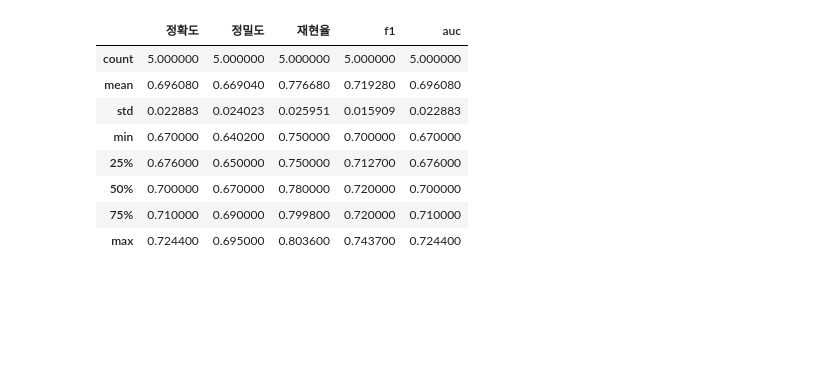
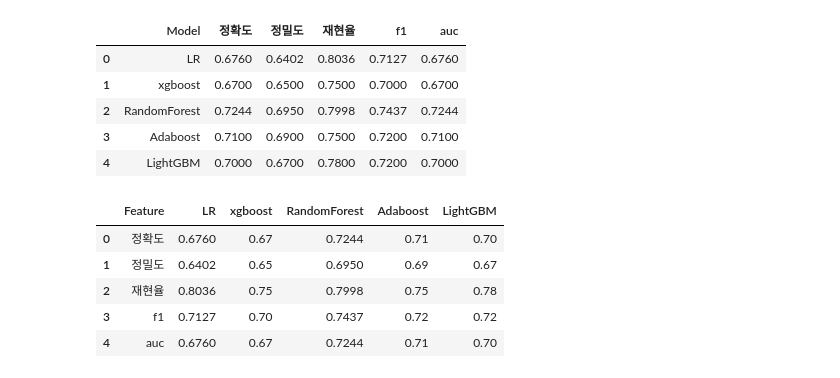
Before and after one commit to kms2698/diabetes-analysys_topgap, a Jupyter notebook: 모델별 값.ipynb, the cells around one changed output. Saved outputs shown, nothing was run; the diff lists cells and outputs as text; code cells hidden in the pictures; blank space fills up the shorter version.

```diff
--- a/모델별 값.ipynb
+++ b/모델별 값.ipynb
@@ -17,14 +17,11 @@ df = pd.DataFrame({
     'f1': [0.7127, 0.7000, 0.7437, 0.7200, 0.7200],
     'auc': [0.6760, 0.6700, 0.7244, 0.7100, 0.7000]})
 # %%
-df.describe()
+df
 # %% [output]
-|  | 정확도 | 정밀도 | 재현율 | f1 | auc |
-| count | 5.000000 | 5.000000 | 5.000000 | 5.000000 | 5.000000 |
-| mean | 0.696080 | 0.669040 | 0.776680 | 0.719280 | 0.696080 |
-| std | 0.022883 | 0.024023 | 0.025951 | 0.015909 | 0.022883 |
-| min | 0.670000 | 0.640200 | 0.750000 | 0.700000 | 0.670000 |
-| 25% | 0.676000 | 0.650000 | 0.750000 | 0.712700 | 0.676000 |
-| 50% | 0.700000 | 0.670000 | 0.780000 | 0.720000 | 0.700000 |
-| 75% | 0.710000 | 0.690000 | 0.799800 | 0.720000 | 0.710000 |
-| max | 0.724400 | 0.695000 | 0.803600 | 0.743700 | 0.724400 |
+|  | Model | 정확도 | 정밀도 | 재현율 | f1 | auc |
+| 0 | LR | 0.6760 | 0.6402 | 0.8036 | 0.7127 | 0.6760 |
+| 1 | xgboost | 0.6700 | 0.6500 | 0.7500 | 0.7000 | 0.6700 |
+| 2 | RandomForest | 0.7244 | 0.6950 | 0.7998 | 0.7437 | 0.7244 |
+| 3 | Adaboost | 0.7100 | 0.6900 | 0.7500 | 0.7200 | 0.7100 |
+| 4 | LightGBM | 0.7000 | 0.6700 | 0.7800 | 0.7200 | 0.7000 |
@@ -31,3 +37,12 @@ df.describe()
+# %%
+df1
+# %% [output]
+|  | Feature | LR | xgboost | RandomForest | Adaboost | LightGBM |
+| 0 | 정확도 | 0.6760 | 0.67 | 0.7244 | 0.71 | 0.70 |
+| 1 | 정밀도 | 0.6402 | 0.65 | 0.6950 | 0.69 | 0.67 |
+| 2 | 재현율 | 0.8036 | 0.75 | 0.7998 | 0.75 | 0.78 |
+| 3 | f1 | 0.7127 | 0.70 | 0.7437 | 0.72 | 0.72 |
+| 4 | auc | 0.6760 | 0.67 | 0.7244 | 0.71 | 0.70 |
 # %%
 ax = sns.barplot(x=df['Model'], y=df['정확도'],palette="YlGn")
 plt.title('모델별 정확도')
```
Also changed, not shown: parts of 7 cells of this notebook.
